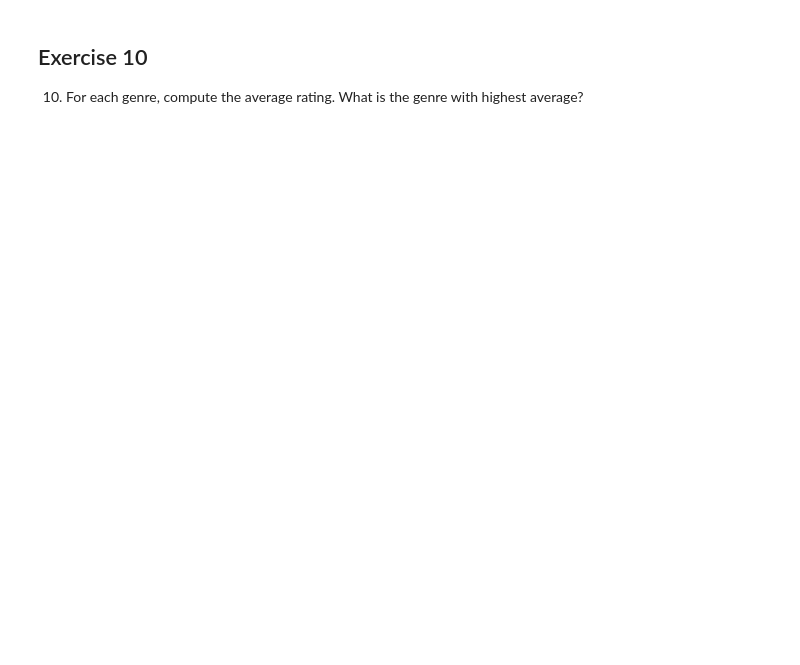
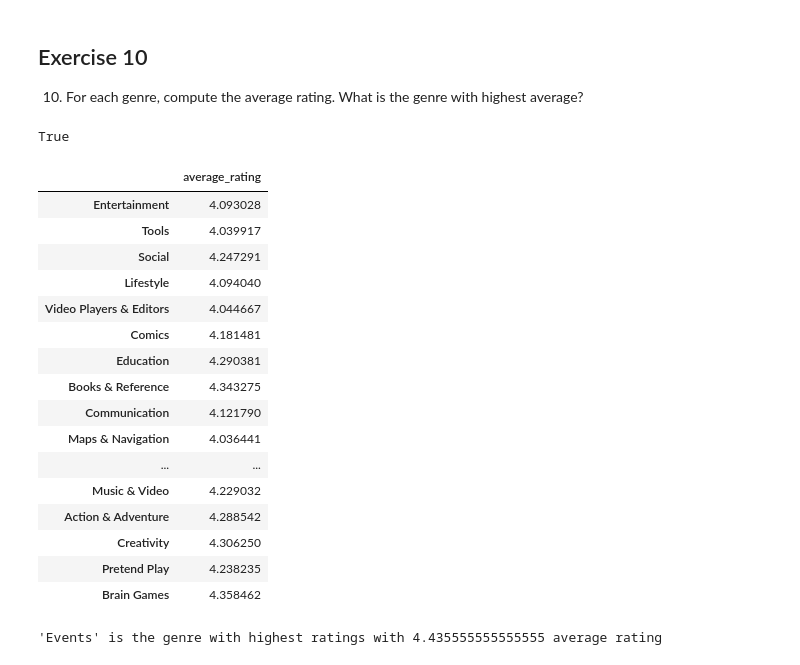
Before and after one commit to pkasela/FCS-Final_Project_846965, a Jupyter notebook: Solution_For_Exam.ipynb, the cells around one changed output. Cells and saved outputs as stored; diff of their text form; code cells hidden in the pictures; blank space fills up the shorter version.

```diff
--- a/Solution_For_Exam.ipynb
+++ b/Solution_For_Exam.ipynb
@@ -708,3 +708,42 @@ googlestore.head()
 # %% [markdown]
 ## Exercise 10
 10. For each genre, compute the average rating. What is the genre with highest average?
+# %%
+googlestore['Rating'].isna().any() #Wa have missing value in the Rating column
+# %% [output]
+True
+# %%
+#Since we created the new columns let's use them. Could have also used a groupby on each column
+average_rating_per_genre=pd.Series()
+for genere in genre_unique:
+    ratings=googlestore[googlestore[genere]==True]['Rating']
+    average_rating_per_genre[genere]=ratings.mean(skipna=True)#Skip the nan values when computing the mean
+    #The mean is by deafault with skipna=True, but we put it explicitly to show the need here.
+# %%
+#I convert it into a Dataframe so it's easier to read and calculate max
+pd.DataFrame(average_rating_per_genre,columns=['average_rating'])
+# %% [output]
+|  | average_rating |
+| Entertainment | 4.093028 |
+| Tools | 4.039917 |
+| Social | 4.247291 |
+| Lifestyle | 4.094040 |
+| Video Players & Editors | 4.044667 |
+| Comics | 4.181481 |
+| Education | 4.290381 |
+| Books & Reference | 4.343275 |
+| Communication | 4.121790 |
+| Maps & Navigation | 4.036441 |
+| ... | ... |
+| Music & Video | 4.229032 |
+| Action & Adventure | 4.288542 |
+| Creativity | 4.306250 |
+| Pretend Play | 4.238235 |
+| Brain Games | 4.358462 |
+# %%
+#The maximum is
+print("'{}' is the genre with highest ratings with {} average rating"
+            .format(average_rating_per_genre.idxmax(),
+            average_rating_per_genre[average_rating_per_genre.idxmax()]))
+# %% [output]
+'Events' is the genre with highest ratings with 4.435555555555555 average rating
```
